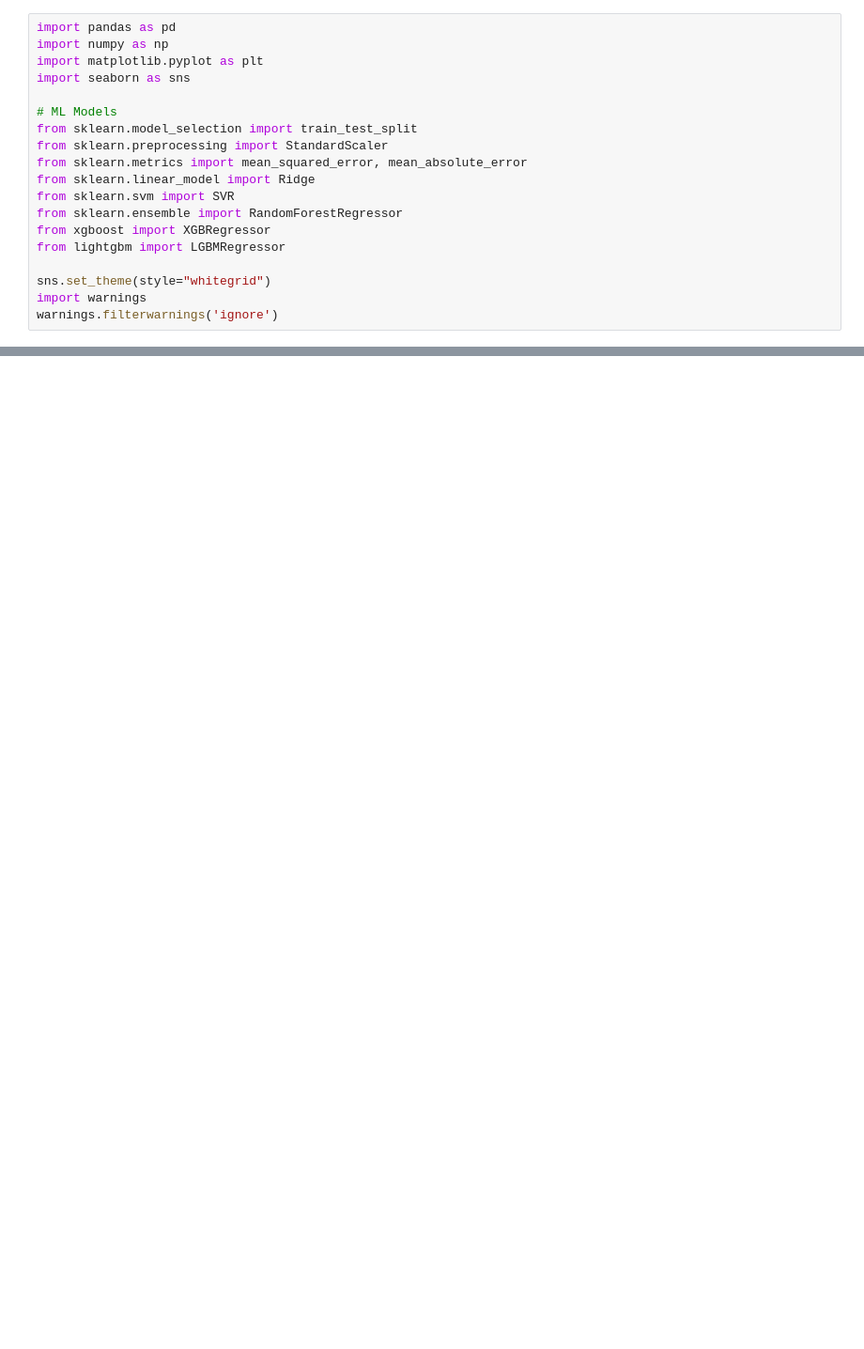
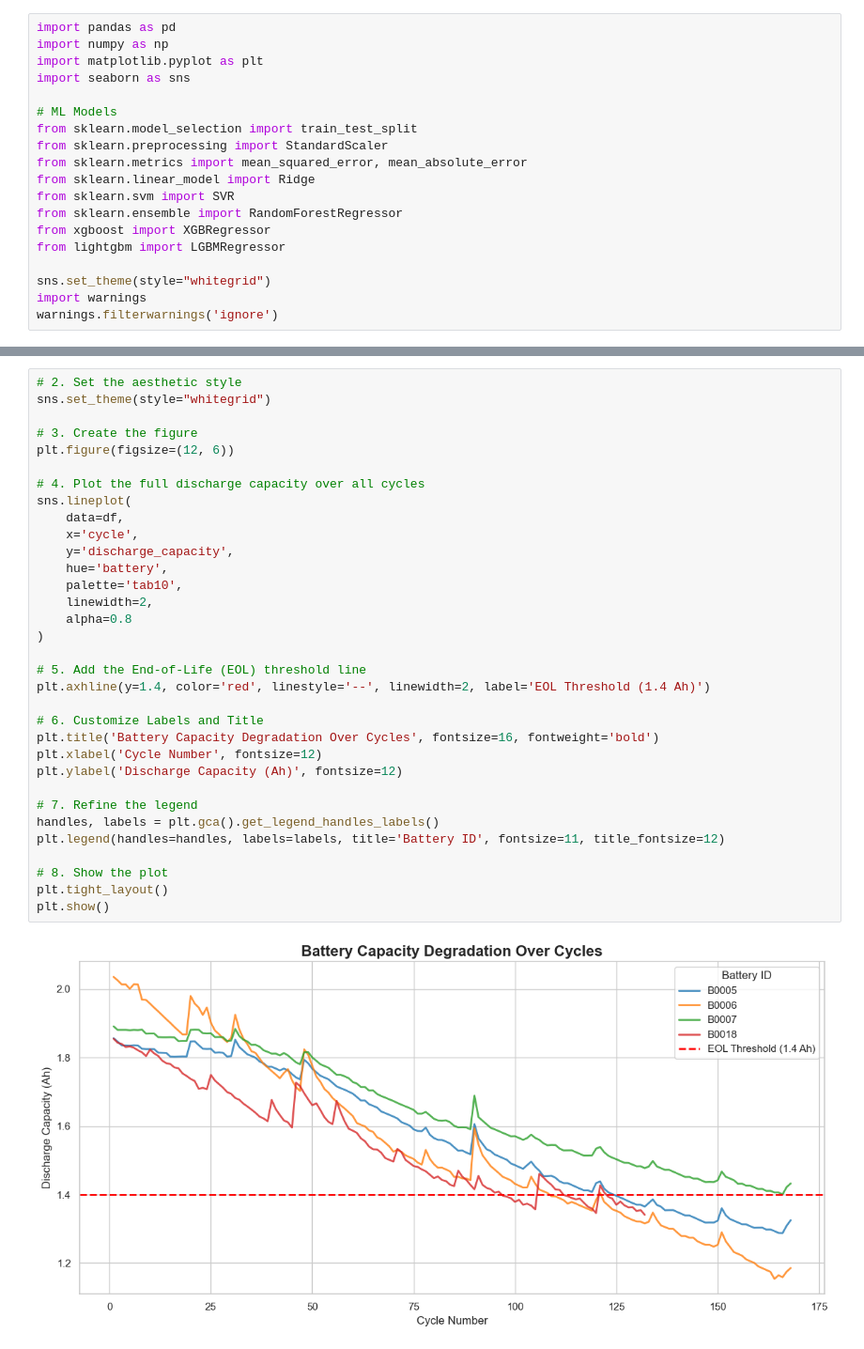
Before and after one commit to pavansharan007/battery-rul-prediction, a Jupyter notebook: ML/BatteryRUL.ipynb, the cells around one changed output, grey strips where cells are left out. Shown at 94% size. Cells and saved outputs as stored; diff of their text form; blank space fills up the shorter version.

```diff
--- a/ML/BatteryRUL.ipynb
+++ b/ML/BatteryRUL.ipynb
@@ -45,6 +45,41 @@ Loaded: D:\projects\battery-rul-prediction\data\B0005__features.csv
 | 2 | B0005 | 3 | 1.835349 | 3.543737 | 3.327451 | 3651.641 | 7369.875 | ... |
 | 3 | B0005 | 4 | 1.835263 | 3.543666 | 3.314182 | 3631.563 | 7303.422 | ... |
 | 4 | B0005 | 5 | 1.834646 | 3.542343 | 3.305497 | 3629.172 | 7390.719 | ... |
+# %%
+# 2. Set the aesthetic style
+sns.set_theme(style="whitegrid")
+
+# 3. Create the figure
+plt.figure(figsize=(12, 6))
+
+# 4. Plot the full discharge capacity over all cycles
+sns.lineplot(
+    data=df,
+    x='cycle',
+    y='discharge_capacity',
+    hue='battery',
+    palette='tab10',
+    linewidth=2,
+    alpha=0.8
+)
+
+# 5. Add the End-of-Life (EOL) threshold line
+plt.axhline(y=1.4, color='red', linestyle='--', linewidth=2, label='EOL Threshold (1.4 Ah)')
+
+# 6. Customize Labels and Title
+plt.title('Battery Capacity Degradation Over Cycles', fontsize=16, fontweight='bold')
+plt.xlabel('Cycle Number', fontsize=12)
+plt.ylabel('Discharge Capacity (Ah)', fontsize=12)
+
+# 7. Refine the legend
+handles, labels = plt.gca().get_legend_handles_labels()
+plt.legend(handles=handles, labels=labels, title='Battery ID', fontsize=11, title_fontsize=12)
+
+# 8. Show the plot
+plt.tight_layout()
+plt.show()
+# %% [output]
+[figure, added]
 # %%
 
 print(f"Original dataset shape: {df.shape}")
```
Also changed, not shown: parts of 11 cells of this notebook, 4 other files.
